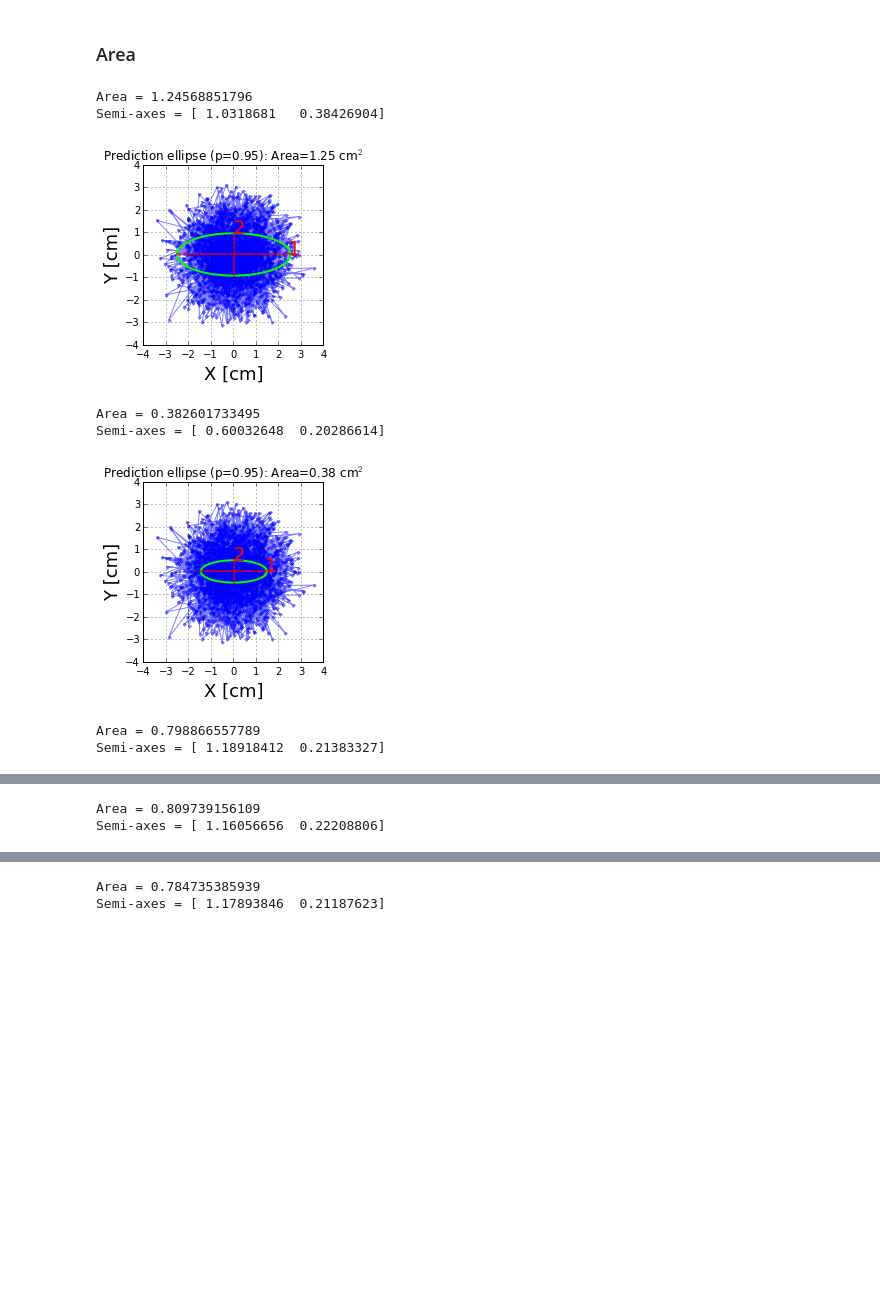
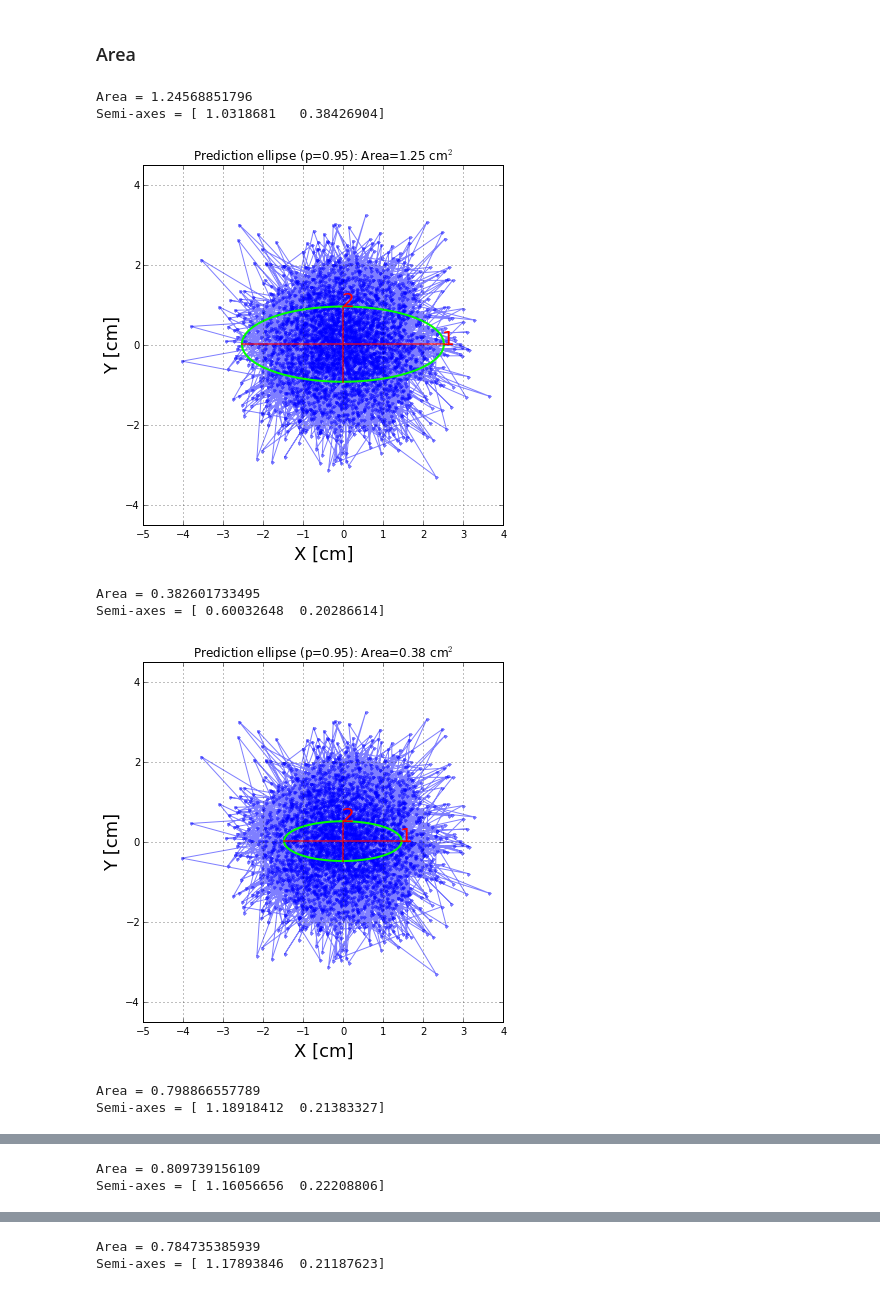
Before and after one commit to damiap/COP, a Jupyter notebook: COP.ipynb, the cells around one changed output, grey strips where cells are left out. Cells and saved outputs as stored; diff of their text form; code cells hidden in the pictures; blank space fills up the shorter version.

```diff
--- a/COP.ipynb
+++ b/COP.ipynb
@@ -208,0 +292,35 @@ for subject in subjects:
+# %%
+#Vel Resultant
+
+ind = np.arange(N)  # the x locations for the groups
+width = 0.35       # the width of the bars
+
+velrCE = [1.16, 13.66, 13.88, 13.90]
+velrOE = [1.00, 13.80, 13.56, 13.90]
+
+fig, ax = plt.subplots(figsize=(10, 5))
+
+rects5 = ax.bar(ind, velrCE, width, color='r')
+rects6 = ax.bar(ind+width, velrOE, width, color='b')
+
+
+# add some text for labels, title and axes ticks
+ax.set_ylabel('VELO [COP AP]', fontsize=15)
+ax.set_title('Velocities', fontsize=15)
+ax.set_xticks(ind+width)
+ax.set_xticklabels( ('DA', 'DM', 'JO', 'KJ'), fontsize=15 )
+
+ax.legend( (rects5[0], rects6[0]), ('CE', 'OE'), 'upperleft' )
+
+
+def autolabel(rects):
+    # attach some text labels
+    for rect in rects:
+        height = rect.get_height()
+        #ax.text(rect.get_x()+rect.get_width()/2., 1.05*height, '%d'%int(height),
+               #ha='center', va='bottom')
+
+autolabel(rects5)
+autolabel(rects6)
+
+plt.show()
@@ -329,37 +449,37 @@ for subject in subjects:
                         ax.text(a[0, 1], a[1, 1], a[2, 1], '%d' % (i+1),
                                 fontsize=20, color='r')
                     lims = [np.min([P.min(), x.min(), y.min(), z.min()]),
                             np.max([P.max(), x.max(), y.max(), z.max()])]
                     ax.set_xlim(lims)
                     ax.set_ylim(lims)
                     ax.set_zlim(lims)
                     title = r'Prediction ellipsoid (p=%4.2f): Volume=' % pvalue
                     if units is not None:
                         units2 = ' [%s]' % units
                         units = units + r'$^3$'
                         title = title + r'%.2f %s' % (hypervolume, units)
                     else:
                         units2 = ''
                         title = title + r'%.2f' % hypervolume
                     ax.set_zlabel('Z' + units2, fontsize=18)
 
                 ax.set_xlabel('X' + units2, fontsize=18)
                 ax.set_ylabel('Y' + units2, fontsize=18)
                 plt.title(title)
                 plt.show()
 
                 return ax
 
-        fig = plt.figure(figsize=(2.5, 2.5))
+        fig = plt.figure(figsize=(5, 5))
         ax = fig.add_axes([0, 0, 1, 1])
         pts = ax.plot([], [], [], 'o')
         ax = _plot(P, hypervolume, saxes, 0.95, 'cm', ax)
 # %% [output]
 Area = 1.24568851796
 Semi-axes = [ 1.0318681   0.38426904]
-[figure, old version]
+[figure, new version]
 Area = 0.382601733495
 Semi-axes = [ 0.60032648  0.20286614]
-[figure, old version]
+[figure, new version]
 Area = 0.798866557789
 Semi-axes = [ 1.18918412  0.21383327]
```
Also changed, not shown: parts of 5 cells of this notebook.
